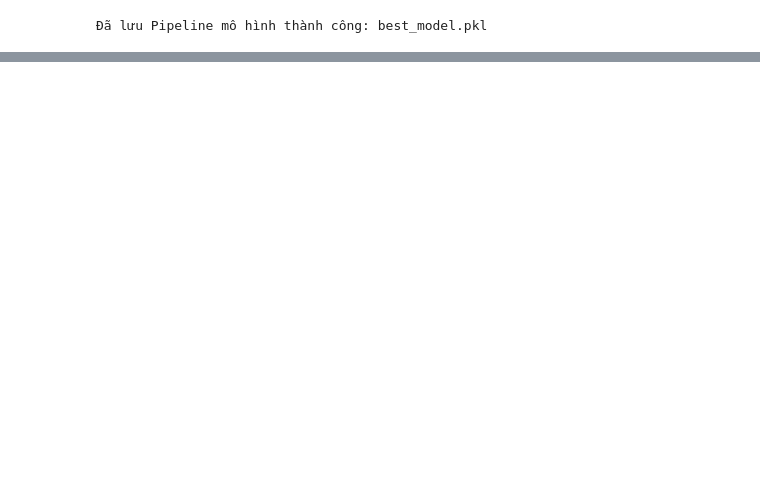
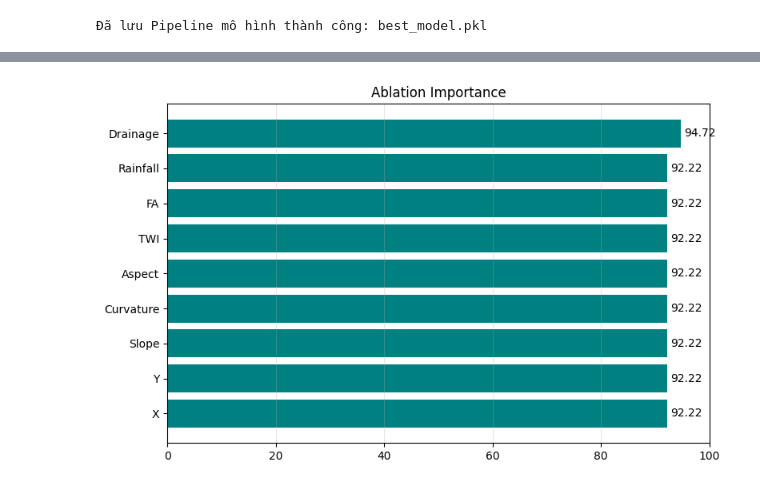
Before and after one commit to BTL-MNM-Haui/DaNang_EcoWarning, a Jupyter notebook: AI/notebooks/notebook-mnm.ipynb, the cells around one changed output, grey strips where cells are left out. Saved outputs shown, nothing was run; the diff lists cells and outputs as text; code cells hidden in the pictures; blank space fills up the shorter version.

```diff
--- a/AI/notebooks/notebook-mnm.ipynb
+++ b/AI/notebooks/notebook-mnm.ipynb
@@ -146,0 +191,15 @@ print(f"Đã lưu Pipeline mô hình thành công: {model_filename}")
+# %%
+ablation_f1_scores = []
+for feature_idx, feature_name in enumerate(feature_names):
+    keep = np.arange(X_fit.shape[1]) != feature_idx
+    ablation_pipeline = clone(feature_pipeline)
+    ablation_pipeline.fit(X_fit[:, keep], y_fit)
+    ablation_pred = ablation_pipeline.predict(X_valid[:, keep])
+    ablation_f1_scores.append(f1_score(y_valid, ablation_pred, average='macro'))
+
+ablation_report = plot_converted_feature_metric(
+    feature_names, baseline_f1 - np.asarray(ablation_f1_scores),
+    'Ablation Importance', 'raw_f1_drop'
+)
+# %% [output]
+[figure, added]
```
Also changed, not shown: parts of 4 cells of this notebook.
